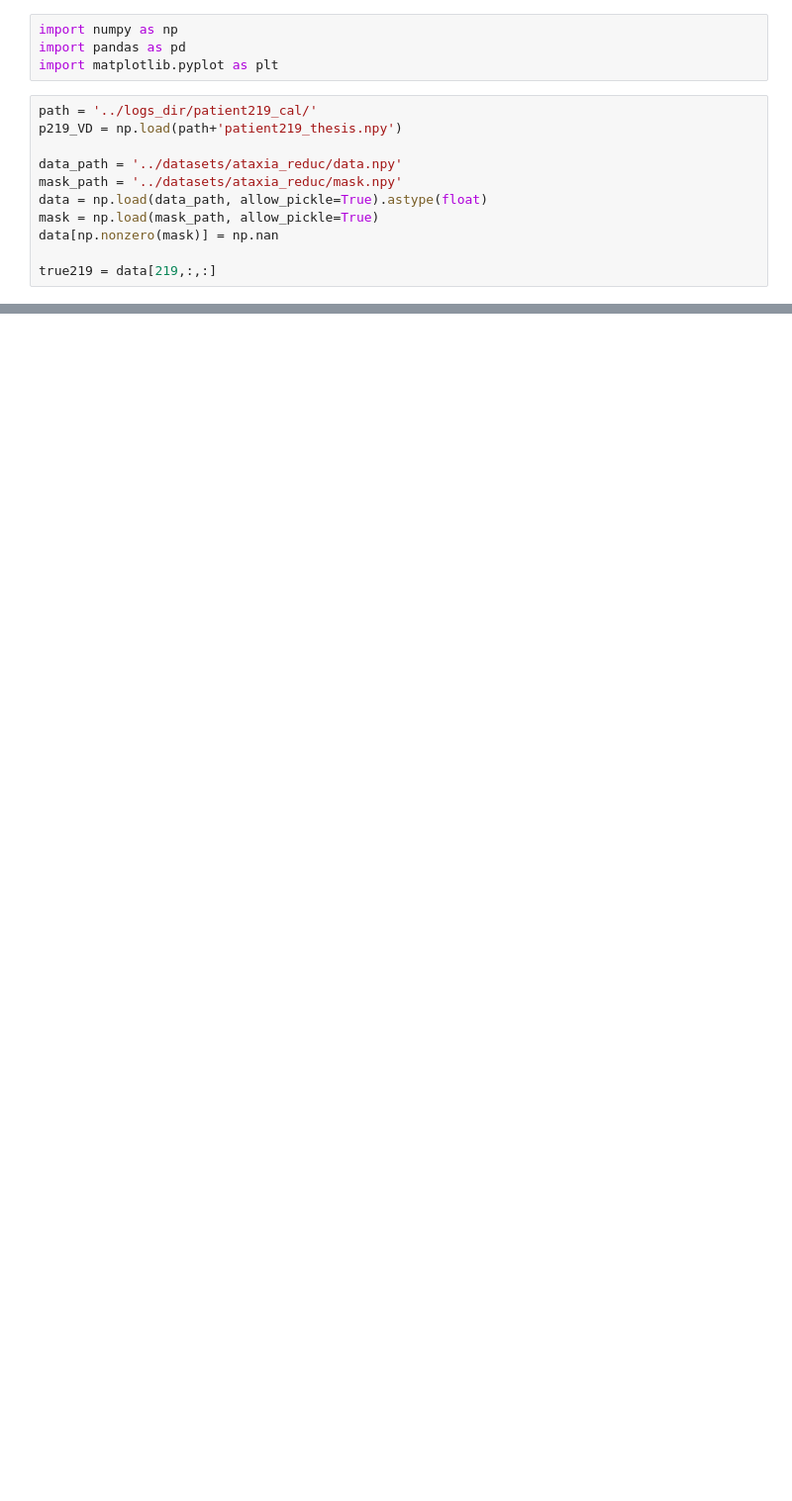
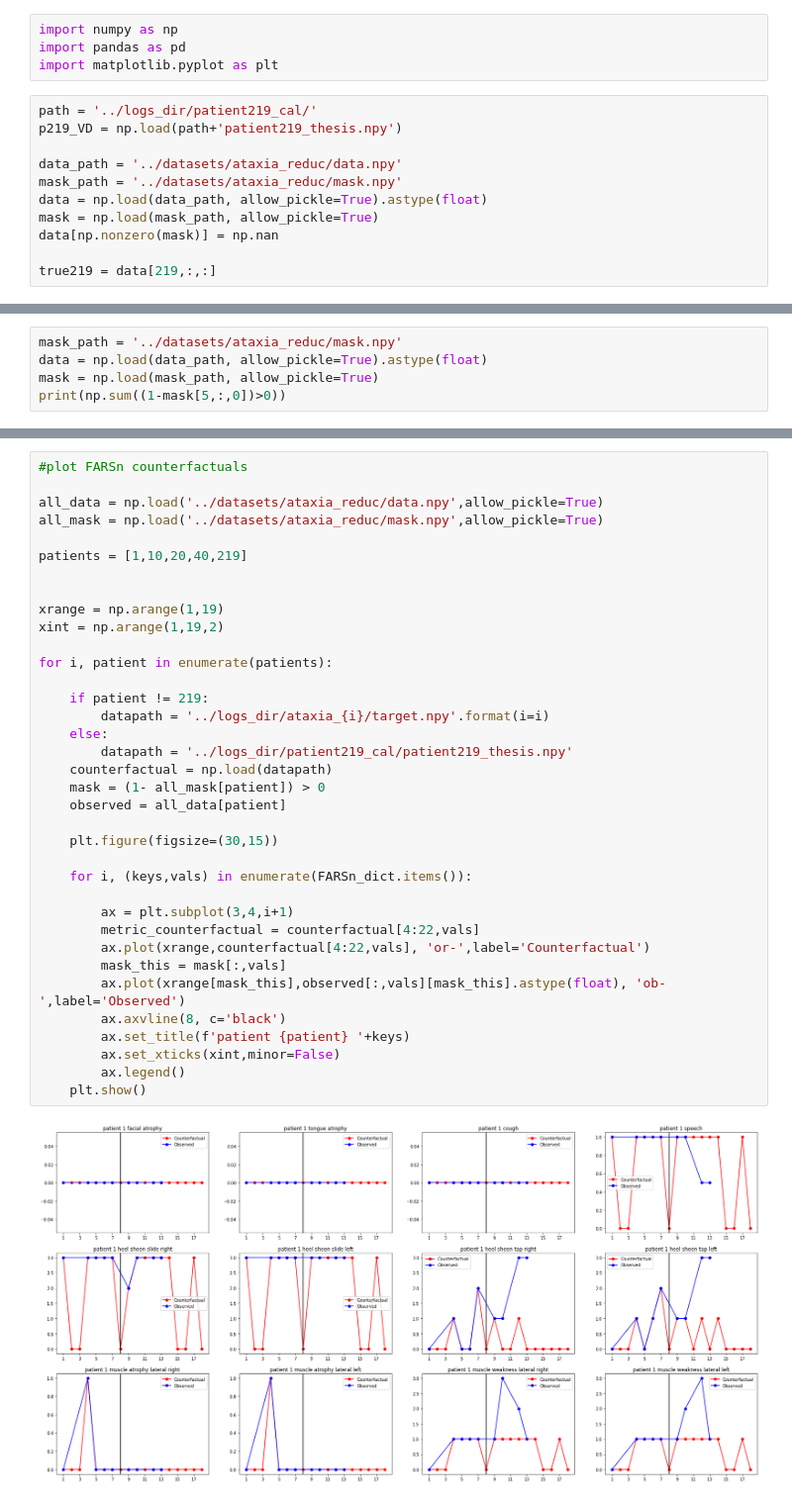
Before and after one commit to lakshmimuru/SeniorThesis, a Jupyter notebook: notebooks/ataxia_SI.ipynb, the cells around one changed output, grey strips where cells are left out. Shown at 99% size. Saved outputs shown, nothing was run; the diff lists cells and outputs as text; blank space fills up the shorter version.

```diff
--- a/notebooks/ataxia_SI.ipynb
+++ b/notebooks/ataxia_SI.ipynb
@@ -39,0 +16,5 @@ predictor  5
+# %%
+mask_path = '../datasets/ataxia_reduc/mask.npy'
+data = np.load(data_path, allow_pickle=True).astype(float)
+mask = np.load(mask_path, allow_pickle=True)
+print(np.sum((1-mask[5,:,0])>0))
@@ -39,0 +52,38 @@ predictor  5
+# %%
+#plot FARSn counterfactuals
+
+all_data = np.load('../datasets/ataxia_reduc/data.npy',allow_pickle=True)
+all_mask = np.load('../datasets/ataxia_reduc/mask.npy',allow_pickle=True)
+
+patients = [1,10,20,40,219]
+
+
+xrange = np.arange(1,19)
+xint = np.arange(1,19,2)
+
+for i, patient in enumerate(patients):
+
+    if patient != 219:
+        datapath = '../logs_dir/ataxia_{i}/target.npy'.format(i=i)
+    else:
+        datapath = '../logs_dir/patient219_cal/patient219_thesis.npy'
+    counterfactual = np.load(datapath)
+    mask = (1- all_mask[patient]) > 0
+    observed = all_data[patient]
+
+    plt.figure(figsize=(30,15))
+
+    for i, (keys,vals) in enumerate(FARSn_dict.items()):
+
+        ax = plt.subplot(3,4,i+1)
+        metric_counterfactual = counterfactual[4:22,vals]
+        ax.plot(xrange,counterfactual[4:22,vals], 'or-',label='Counterfactual')
+        mask_this = mask[:,vals]
+        ax.plot(xrange[mask_this],observed[:,vals][mask_this].astype(float), 'ob-',label='Observed')
+        ax.axvline(8, c='black')
+        ax.set_title(f'patient {patient} '+keys)
+        ax.set_xticks(xint,minor=False)
+        ax.legend()
+    plt.show()
+# %% [output]
+[figure, added]
```
Also changed, not shown: parts of 10 cells of this notebook, 14 other files.
